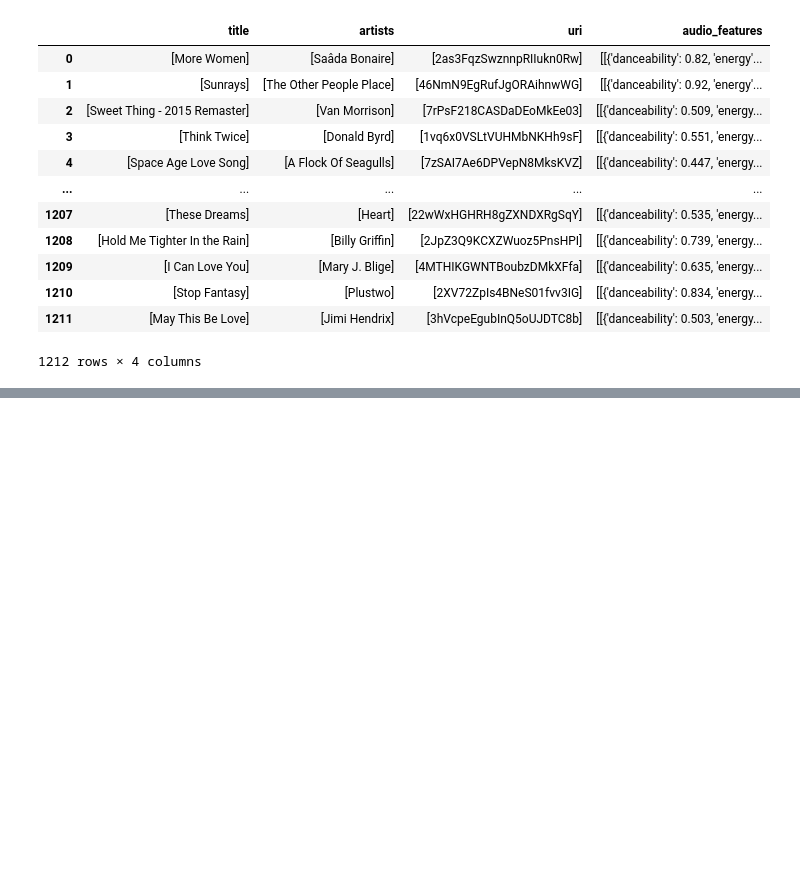
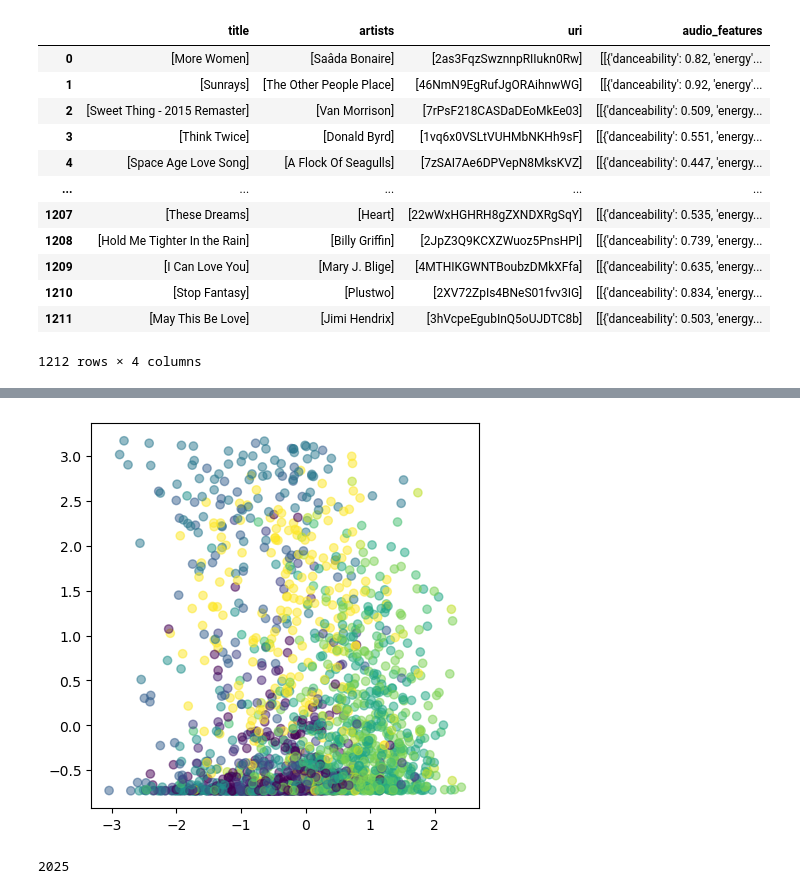
Before and after one commit to Adyto23/apilabs, a Jupyter notebook: lab-api-wrappers.ipynb, the cells around one changed output, grey strips where cells are left out. Drawn from its saved outputs; the diff is of its cells as text; code cells hidden in the pictures; blank space fills up the shorter version.

```diff
--- a/lab-api-wrappers.ipynb
+++ b/lab-api-wrappers.ipynb
@@ -273,0 +349,7 @@ lastdf.to_csv('songs_colldf.csv', index=False)
+# %%
+from sklearn.cluster import KMeans
+
+kmeans = KMeans(n_clusters=11, random_state=1234)
+kmeans.fit(audio_feat_df)
+
+## tried the coluster with 11
@@ -273,0 +358,6 @@ lastdf.to_csv('songs_colldf.csv', index=False)
+# %%
+# Predicting / assigning the clusters:
+clusters = kmeans.predict(audio_feat_df)
+
+# Check the size of the clusters
+pd.Series(clusters).value_counts().sort_index()
@@ -273,0 +377,12 @@ lastdf.to_csv('songs_colldf.csv', index=False)
+# %%
+import matplotlib.pyplot as plt
+from matplotlib.lines import Line2D
+plt.figure(figsize=(5, 5))
+plt.scatter(audio_feat_df[:, 0], audio_feat_df[:, 6], c=clusters,alpha=0.5)
+plt.show()
+# %% [output]
+[figure, added]
+# %%
+len(clusters)
+# %% [output]
+2025
```
Also changed, not shown: parts of 58 cells of this notebook, 7 other files.
